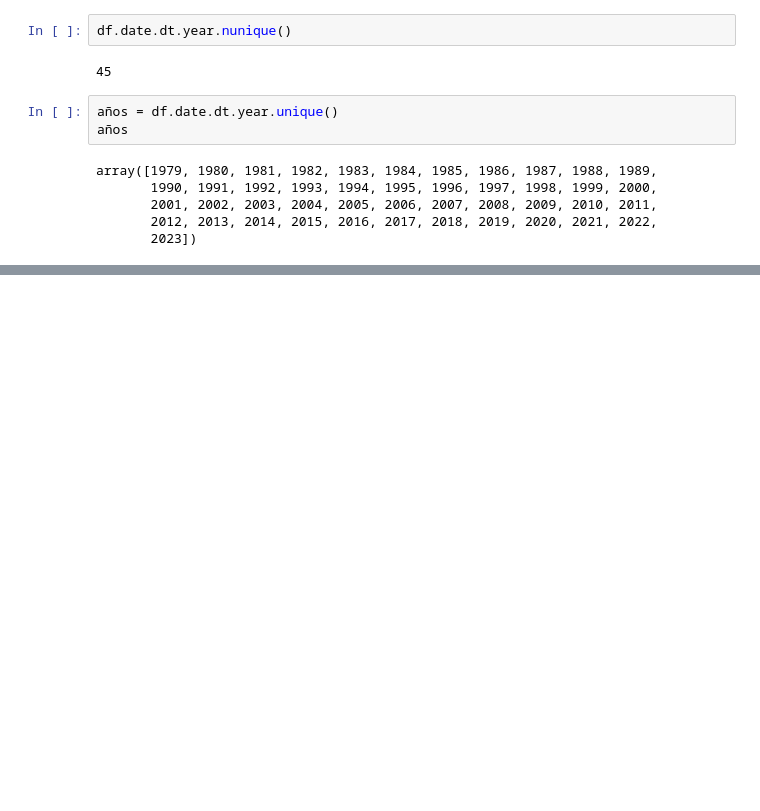
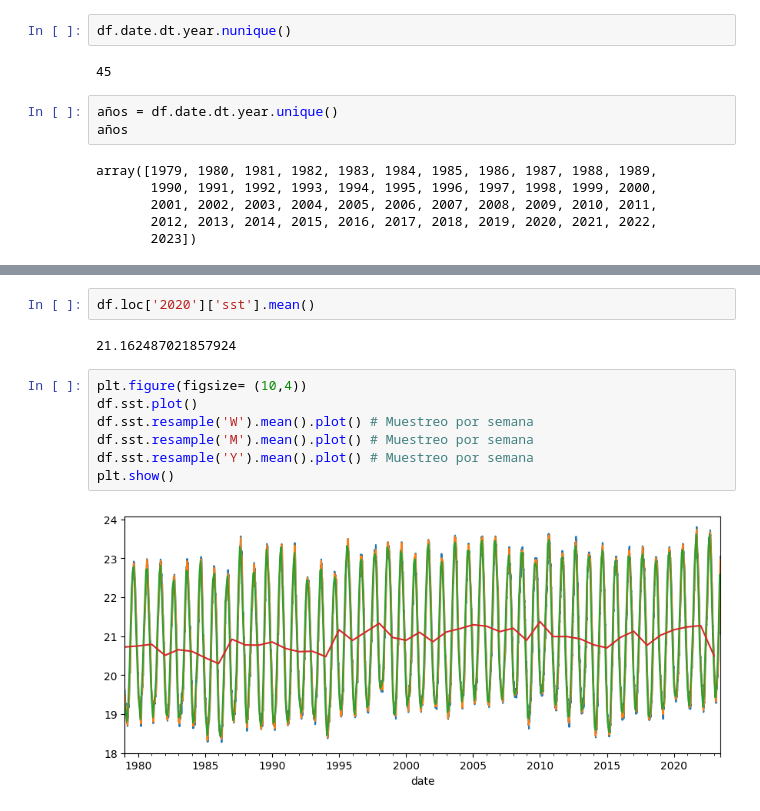
Before and after one commit to JhonZafra/Statistic_Concepts, a Jupyter notebook: SemanaIX/SeriesTiempo.ipynb, the cells around one changed output, grey strips where cells are left out. Drawn from its saved outputs; the diff is of its cells as text; blank space fills up the shorter version.

```diff
--- a/SemanaIX/SeriesTiempo.ipynb
+++ b/SemanaIX/SeriesTiempo.ipynb
@@ -279,0 +341,13 @@ plt.show()
+# %%
+df.loc['2020']['sst'].mean()
+# %% [output]
+21.162487021857924
+# %%
+plt.figure(figsize= (10,4))
+df.sst.plot()
+df.sst.resample('W').mean().plot() # Muestreo por semana
+df.sst.resample('M').mean().plot() # Muestreo por semana
+df.sst.resample('Y').mean().plot() # Muestreo por semana
+plt.show()
+# %% [output]
+[figure, added]
```
Also changed, not shown: parts of 12 cells of this notebook.
